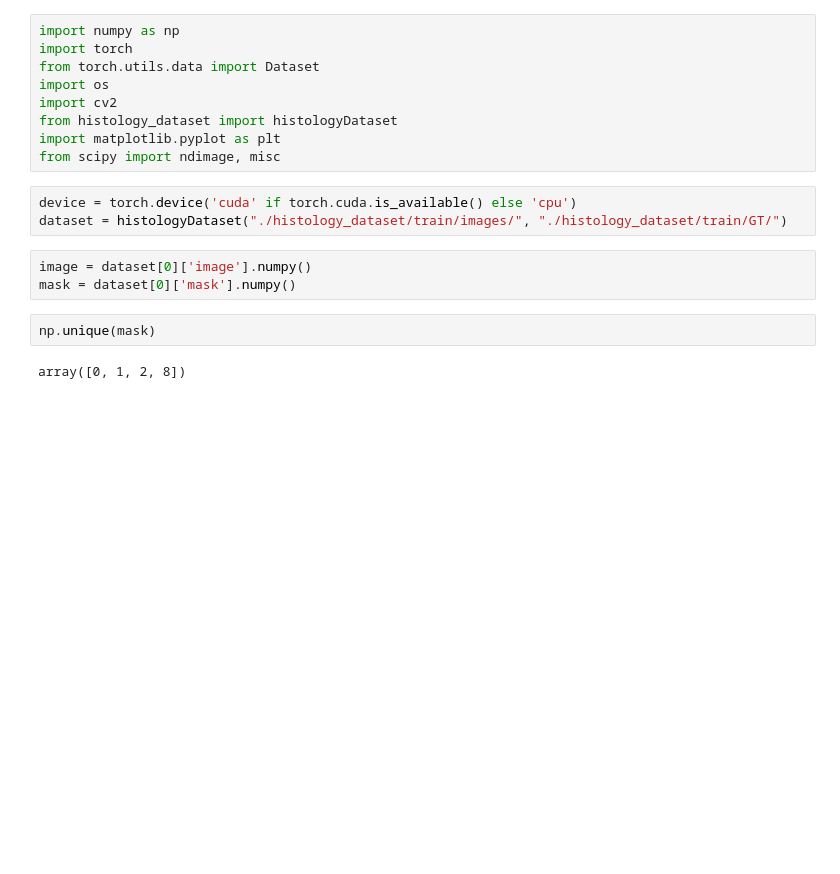
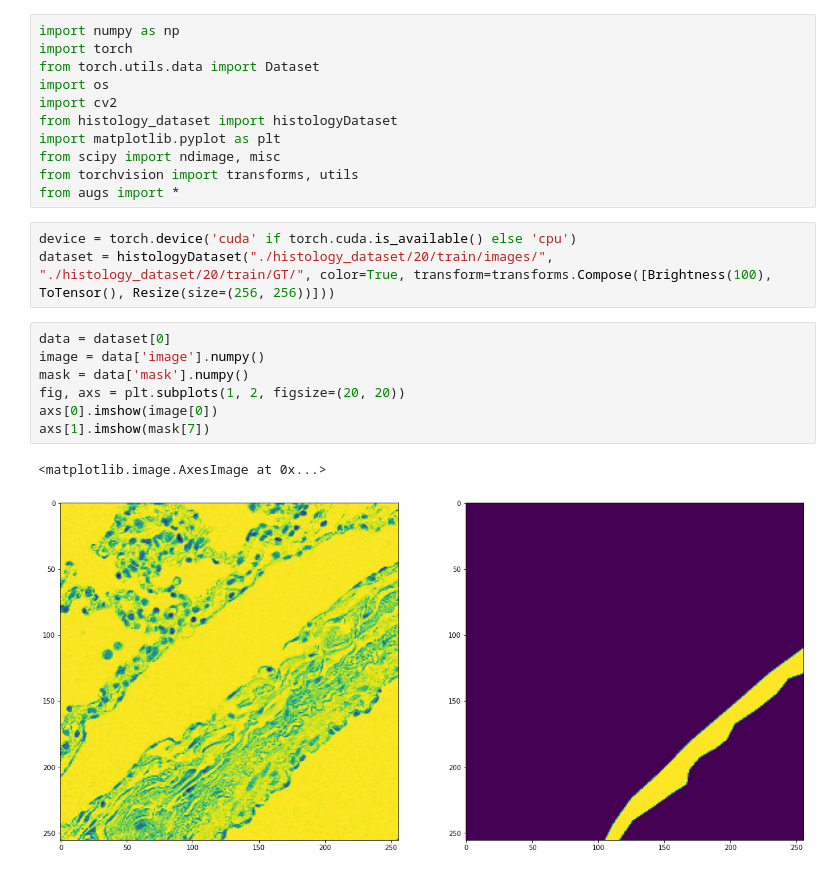
Before and after one commit to sriram98v/histology_segmentation, a Jupyter notebook: Dataset.ipynb, the cells around one changed output. Drawn from its saved outputs; the diff is of its cells as text; blank space fills up the shorter version.

```diff
--- a/Dataset.ipynb
+++ b/Dataset.ipynb
@@ -7,13 +7,18 @@ import cv2
 from histology_dataset import histologyDataset
 import matplotlib.pyplot as plt
 from scipy import ndimage, misc
+from torchvision import transforms, utils
+from augs import *
 # %%
 device = torch.device('cuda' if torch.cuda.is_available() else 'cpu')
-dataset = histologyDataset("./histology_dataset/train/images/", "./histology_dataset/train/GT/")
+dataset = histologyDataset("./histology_dataset/20/train/images/", "./histology_dataset/20/train/GT/", color=True, transform=transforms.Compose([Brightness(100), ToTensor(), Resize(size=(256, 256))]))
-# %%
-image = dataset[0]['image'].numpy()
-mask = dataset[0]['mask'].numpy()
-# %%
-np.unique(mask)
-# %% [output]
-array([0, 1, 2, 8])
+# %%
+data = dataset[0]
+image = data['image'].numpy()
+mask = data['mask'].numpy()
+fig, axs = plt.subplots(1, 2, figsize=(20, 20))
+axs[0].imshow(image[0])
+axs[1].imshow(mask[7])
+# %% [output]
+<matplotlib.image.AxesImage at 0x...>
+[figure, added]
```
Also changed, not shown: parts of 8 cells of this notebook, 15 other files.
